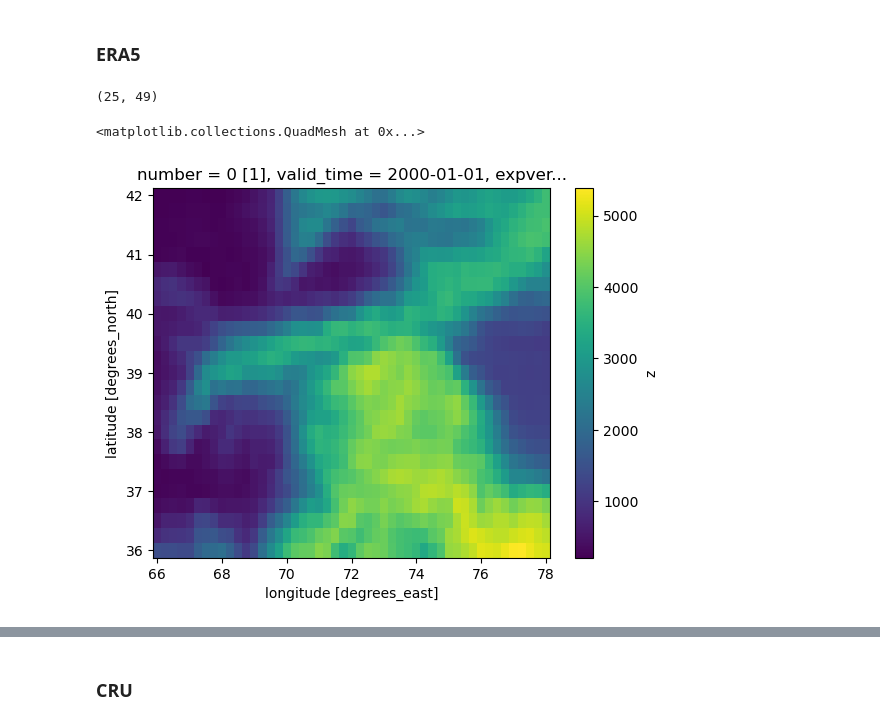
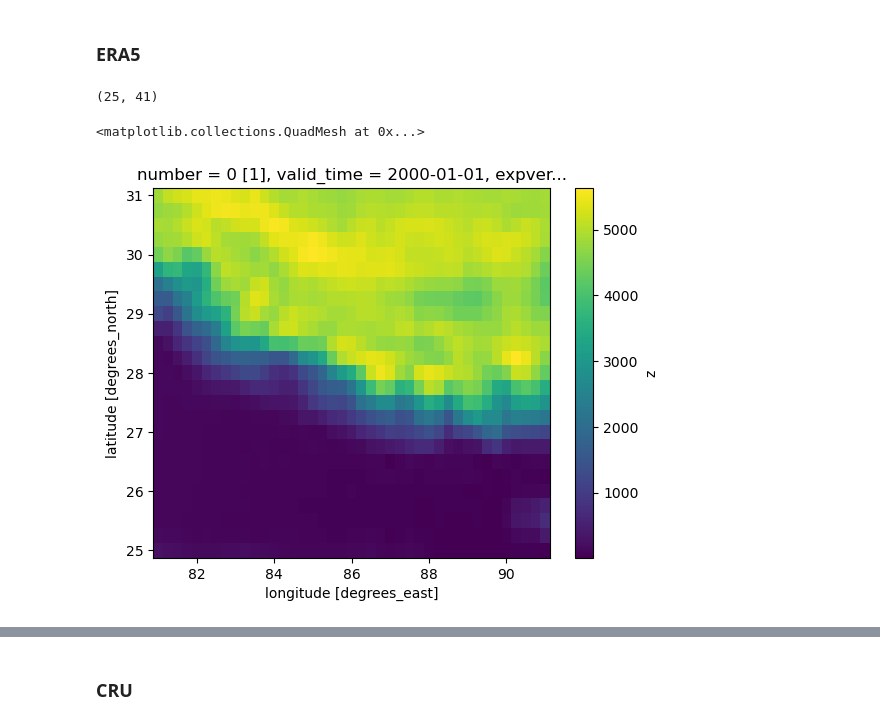
Before and after one commit to xfain/MAR_HMA, a Jupyter notebook: comparison_t2m.altitudinal_Mera.ipynb, the cells around one changed output, grey strips where cells are left out. Saved outputs shown, nothing was run; the diff lists cells and outputs as text; code cells hidden in the pictures.

```diff
--- a/comparison_t2m.altitudinal_Mera.ipynb
+++ b/comparison_t2m.altitudinal_Mera.ipynb
@@ -96,13 +81,13 @@ tmp_era5_reggrid = tmp_era5_reggrid.rename({'valid_time': 'time'})
 # %%
 # ERA5 orography
-orog_era5 = xr.open_mfdataset(folder_era5 + 'era5_GRf_t2m.nc').z.isel(valid_time=0).load()/9.80665
+orog_era5 = xr.open_mfdataset(folder_era5 + 'era5_GRa_t2m.nc').z.isel(valid_time=0).load()/9.80665
 orog_era5=orog_era5.rename({'latitude':'lat', 'longitude':'lon'})
 print(orog_era5.shape)
 orog_era5[:,:].plot()
 # %% [output]
-(25, 49)
+(25, 41)
 <matplotlib.collections.QuadMesh at 0x...>
-[figure, old version]
+[figure, new version]
 # %%
 print(tmp_era5.shape)
 tmp_era5[0,:,:].plot()
```
Also changed, not shown: parts of 7 cells of this notebook, 15 other files.
